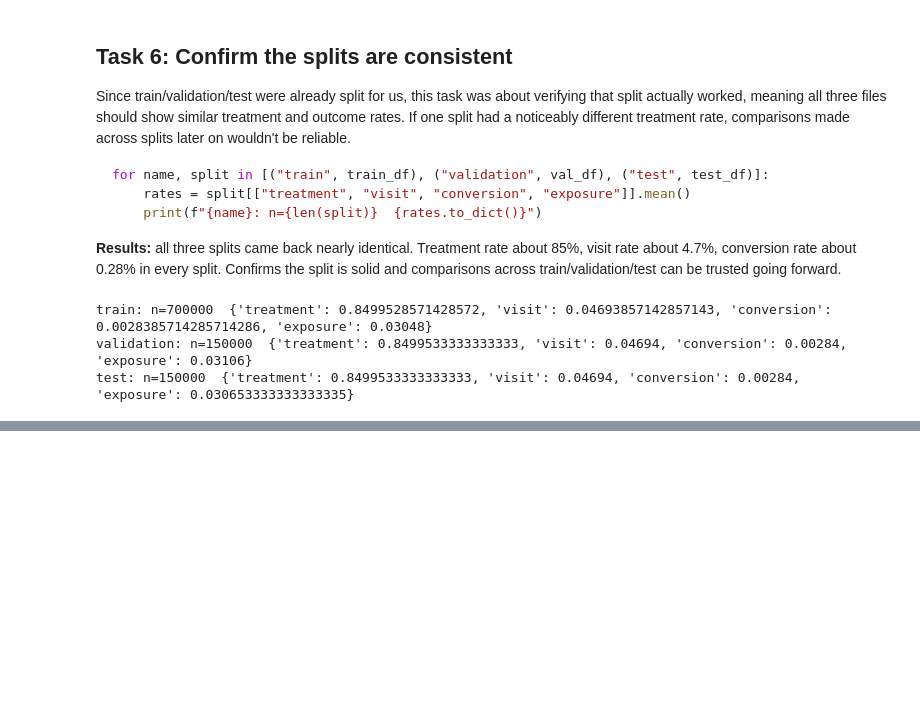
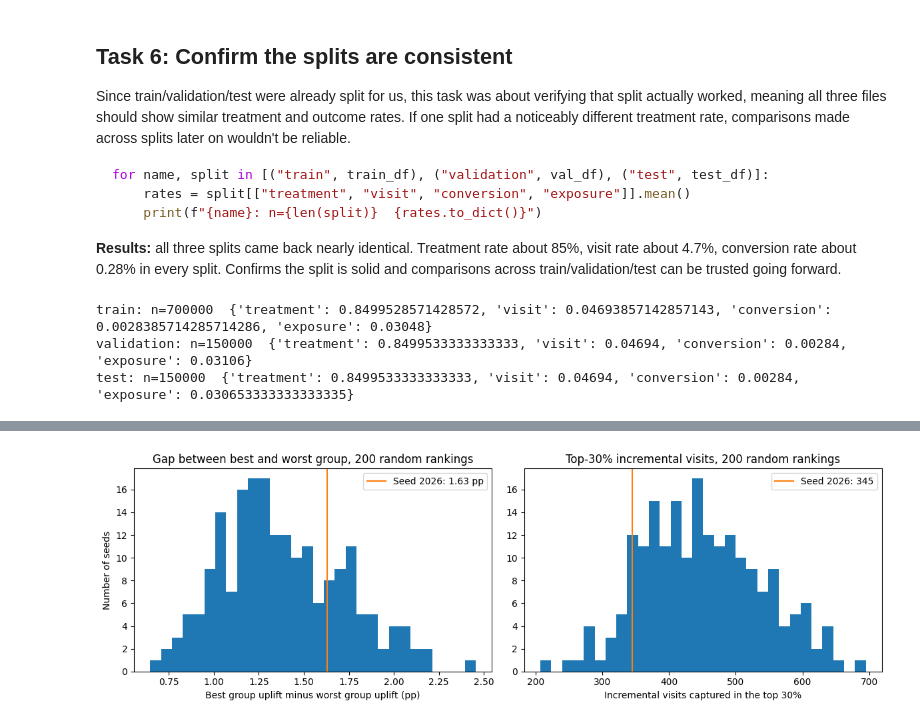
Before and after one commit to Break-Through-Tech/Retail-Media-1B-incrementality-modeling-for-privacy-conscious-retail-media, a Jupyter notebook: notebooks/random_baseline.ipynb, the cells around one changed output, grey strips where cells are left out. Saved outputs shown, nothing was run; the diff lists cells and outputs as text; code cells hidden in the pictures; blank space fills up the shorter version.

```diff
--- a/notebooks/random_baseline.ipynb
+++ b/notebooks/random_baseline.ipynb
@@ -156,0 +177,4 @@ plt.show()
+# %%
+null_results = random_ranking_null(val_df["treatment"], val_df["visit"], n_seeds=200)
+null_summary = summarize_null(null_results)
+null_summary
@@ -156,0 +187,21 @@ plt.show()
+# %%
+fig, axes = plt.subplots(1, 2, figsize=(12, 4))
+
+axes[0].hist(null_results["best_minus_worst_group"] * 100, bins=30)
+seed_gap = (random_table["uplift"].max() - random_table["uplift"].min()) * 100
+axes[0].axvline(seed_gap, color="tab:orange", label=f"Seed 2026: {seed_gap:.2f} pp")
+axes[0].set_xlabel("Best group uplift minus worst group uplift (pp)")
+axes[0].set_ylabel("Number of seeds")
+axes[0].set_title("Gap between best and worst group, 200 random rankings")
+axes[0].legend()
+
+axes[1].hist(null_results["incremental_top_30pct"], bins=30)
+axes[1].axvline(top_30, color="tab:orange", label=f"Seed 2026: {top_30:.0f}")
+axes[1].set_xlabel("Incremental visits captured in the top 30%")
+axes[1].set_title("Top-30% incremental visits, 200 random rankings")
+axes[1].legend()
+
+plt.tight_layout()
+plt.show()
+# %% [output]
+[figure, added]
```
Also changed, not shown: parts of 16 cells of this notebook, 3 other files.
